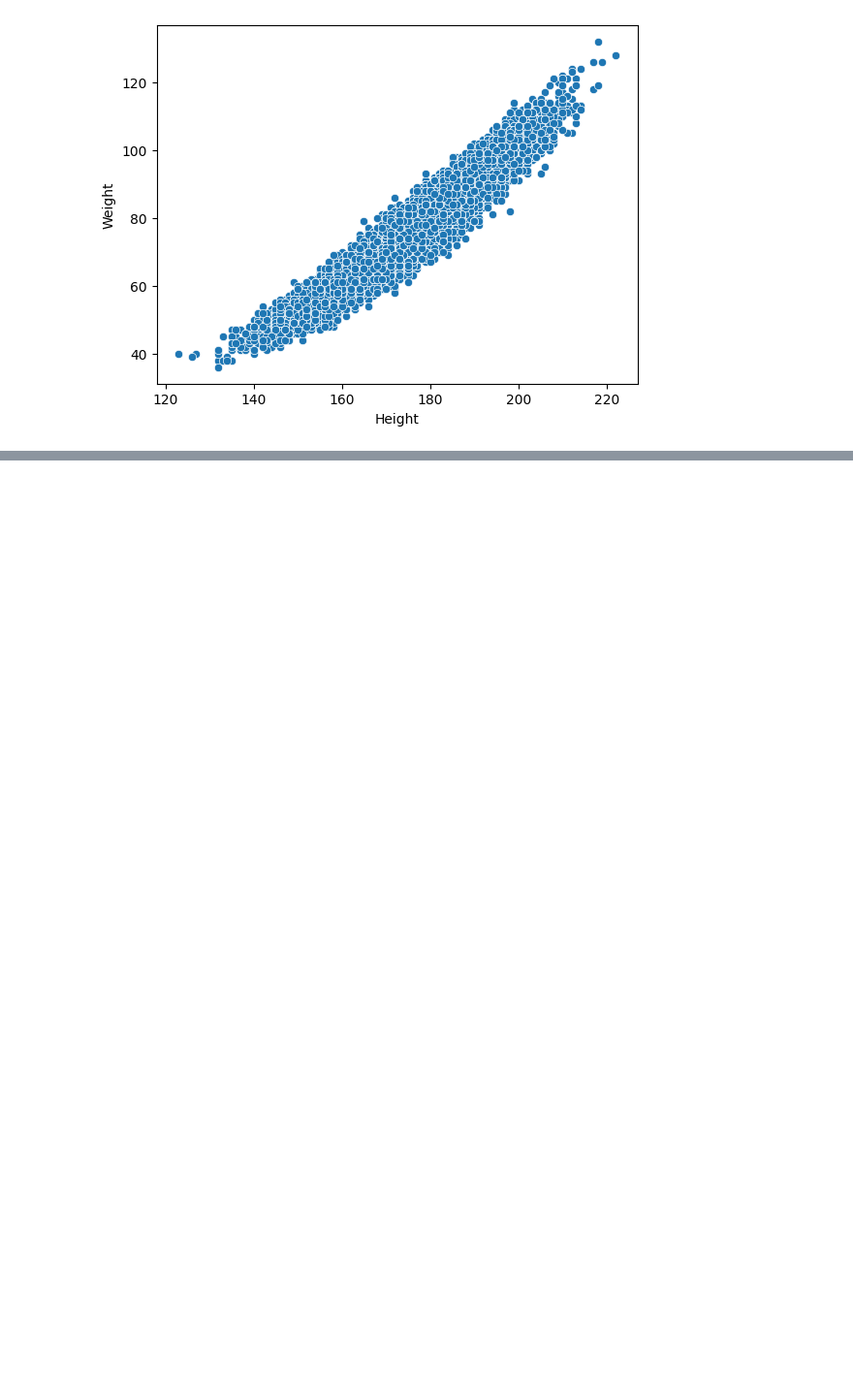
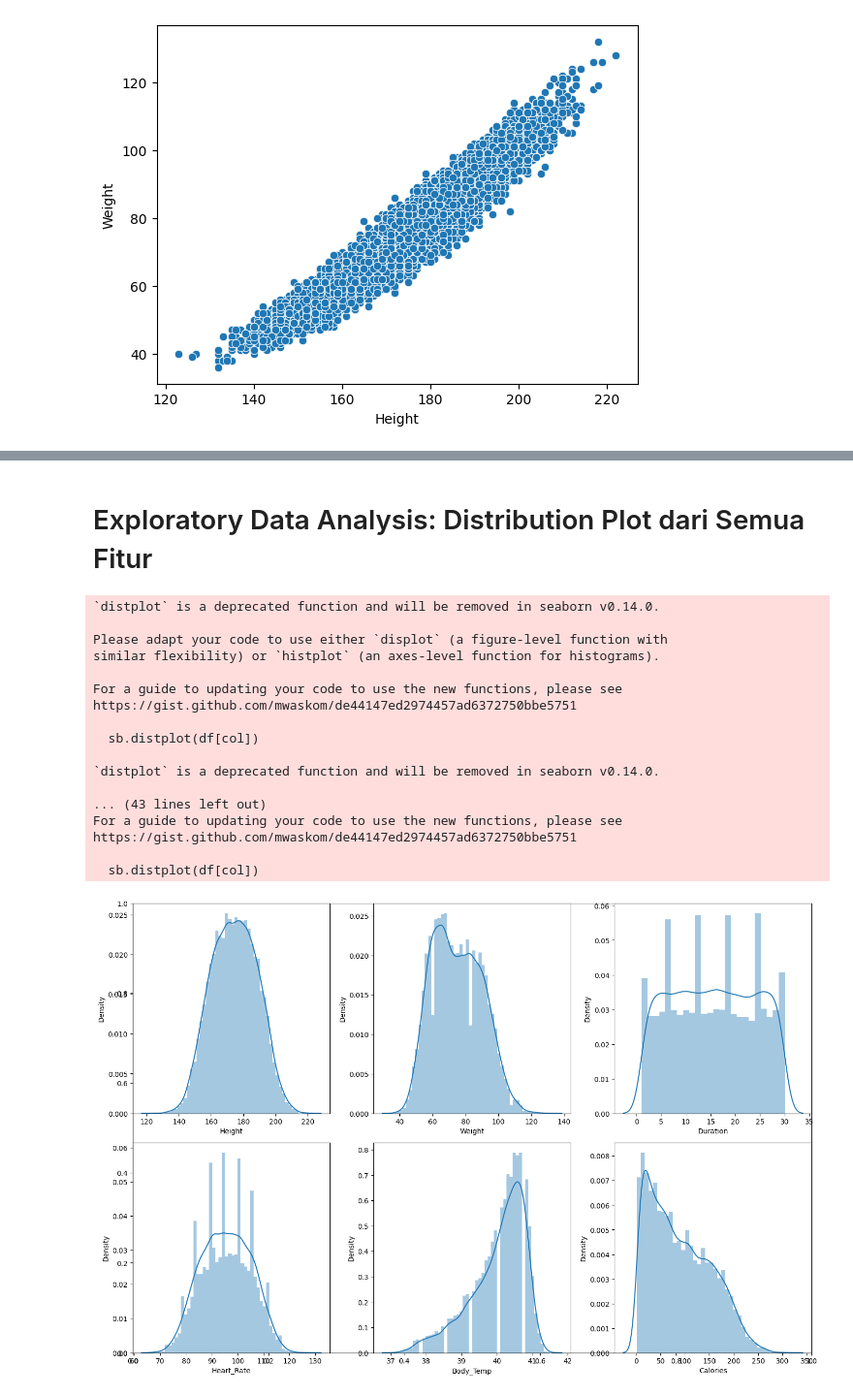
Before and after one commit to KevinKuslin/MachineLearning2025, a Jupyter notebook: SampleML.ipynb, the cells around one changed output, grey strips where cells are left out. Shown: that part at 97% size. Drawn from its saved outputs; the diff is of its cells as text; code cells hidden in the pictures; blank space fills up the shorter version.

```diff
--- a/SampleML.ipynb
+++ b/SampleML.ipynb
@@ -122,0 +115,30 @@ plt.show()
+# %% [markdown]
+# Exploratory Data Analysis: Distribution Plot dari Semua Fitur
+# %%
+features = df.select_dtypes(include='float').columns
+
+plt.subplots(figsize=(15,10))
+for i, col in enumerate(features):
+  plt.subplot(2, 3, i+1)
+  sb.distplot(df[col])
+plt.tight_layout()
+plt.show()
+# %% [output]
+`distplot` is a deprecated function and will be removed in seaborn v0.14.0.
+
+Please adapt your code to use either `displot` (a figure-level function with
+similar flexibility) or `histplot` (an axes-level function for histograms).
+
+For a guide to updating your code to use the new functions, please see
+https://gist.github.com/mwaskom/de44147ed2974457ad6372750bbe5751
+
+  sb.distplot(df[col])
+
+`distplot` is a deprecated function and will be removed in seaborn v0.14.0.
+
+... (43 lines left out)
+For a guide to updating your code to use the new functions, please see
+https://gist.github.com/mwaskom/de44147ed2974457ad6372750bbe5751
+
+  sb.distplot(df[col])
+[figure, added]
```
Also changed, not shown: parts of 15 cells of this notebook.
